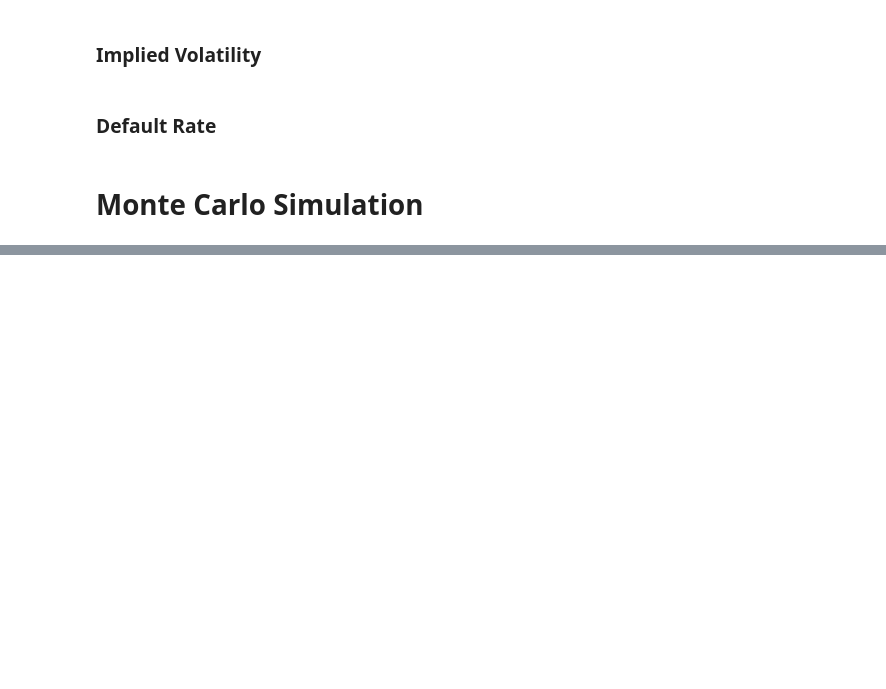
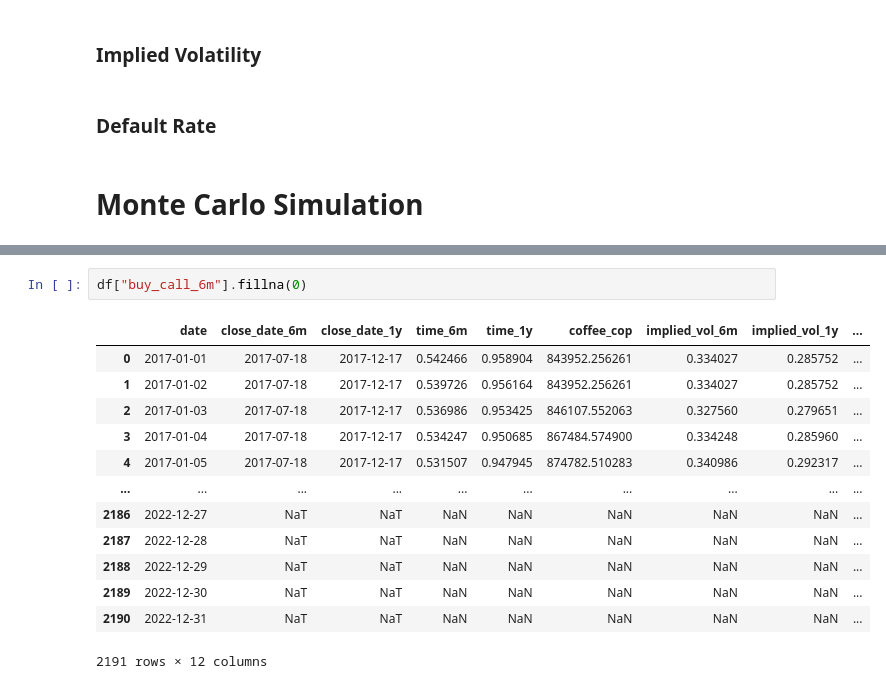
Before and after one commit to danielgvb/risk_sim, a Jupyter notebook: Stoch Financial Statatements/Stoch Financial Statements Monte Carlo.ipynb, the cells around one changed output, grey strips where cells are left out. Saved outputs shown, nothing was run; the diff lists cells and outputs as text; blank space fills up the shorter version.

```diff
--- a/Stoch Financial Statatements/Stoch Financial Statements Monte Carlo.ipynb
+++ b/Stoch Financial Statatements/Stoch Financial Statements Monte Carlo.ipynb
@@ -183,3 +241,19 @@ Interest Rate Simulation sample: https://sarit-maitra.medium.com/pca-monte-carlo
+# %%
+df["buy_call_6m"].fillna(0)
+# %% [output]
+|  | date | close_date_6m | close_date_1y | time_6m | time_1y | coffee_cop | implied_vol_6m | implied_vol_1y | ... |
+| 0 | 2017-01-01 | 2017-07-18 | 2017-12-17 | 0.542466 | 0.958904 | 843952.256261 | 0.334027 | 0.285752 | ... |
+| 1 | 2017-01-02 | 2017-07-18 | 2017-12-17 | 0.539726 | 0.956164 | 843952.256261 | 0.334027 | 0.285752 | ... |
+| 2 | 2017-01-03 | 2017-07-18 | 2017-12-17 | 0.536986 | 0.953425 | 846107.552063 | 0.327560 | 0.279651 | ... |
+| 3 | 2017-01-04 | 2017-07-18 | 2017-12-17 | 0.534247 | 0.950685 | 867484.574900 | 0.334248 | 0.285960 | ... |
+| 4 | 2017-01-05 | 2017-07-18 | 2017-12-17 | 0.531507 | 0.947945 | 874782.510283 | 0.340986 | 0.292317 | ... |
+| ... | ... | ... | ... | ... | ... | ... | ... | ... | ... |
+| 2186 | 2022-12-27 | NaT | NaT | NaN | NaN | NaN | NaN | NaN | ... |
+| 2187 | 2022-12-28 | NaT | NaT | NaN | NaN | NaN | NaN | NaN | ... |
+| 2188 | 2022-12-29 | NaT | NaT | NaN | NaN | NaN | NaN | NaN | ... |
+| 2189 | 2022-12-30 | NaT | NaT | NaN | NaN | NaN | NaN | NaN | ... |
+| 2190 | 2022-12-31 | NaT | NaT | NaN | NaN | NaN | NaN | NaN | ... |
+2191 rows × 12 columns
 # %%
 n = 1000
 df_stoch_fs = pd.DataFrame()
```
Also changed, not shown: parts of 13 cells of this notebook.
